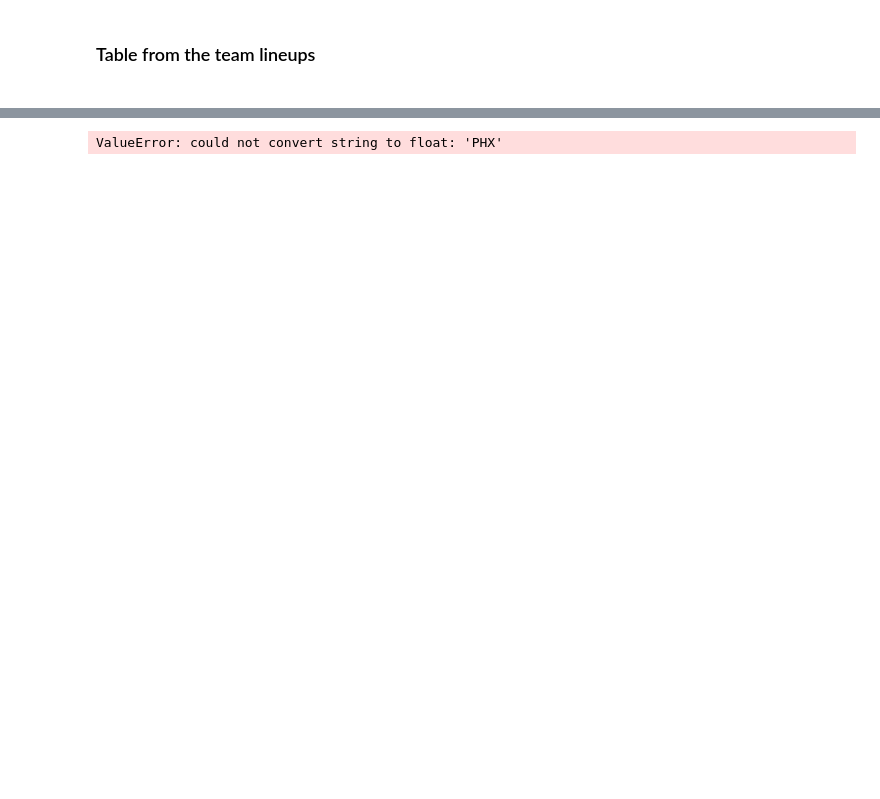
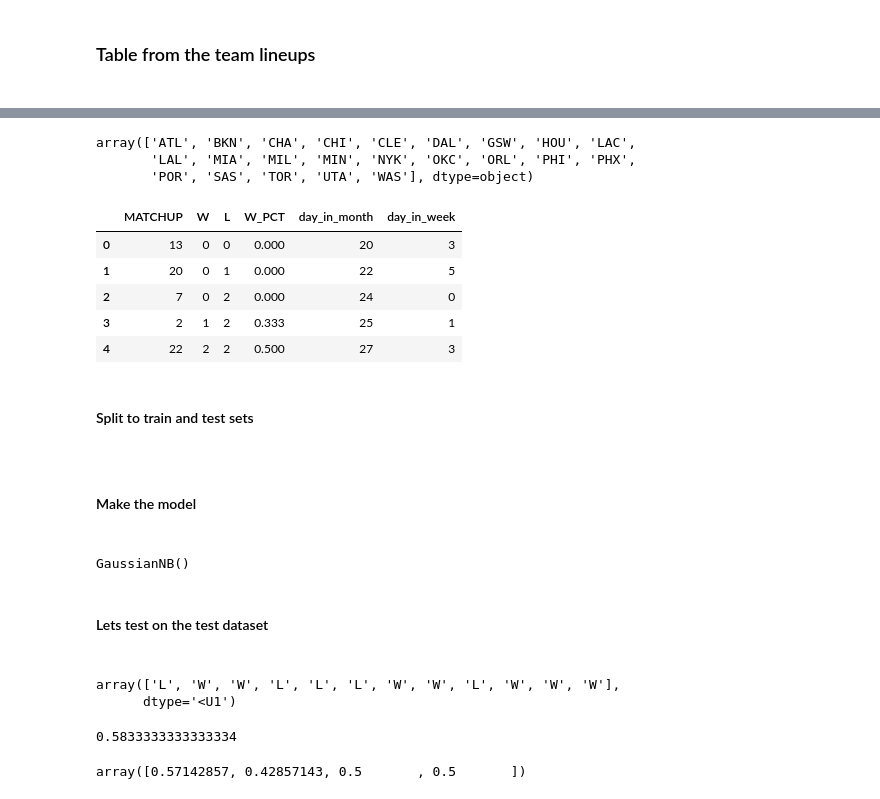
Before and after one commit to bormilan/nba_analysis, a Jupyter notebook: nba_matchup_analysis.ipynb, the cells around one changed output, grey strips where cells are left out. Saved outputs shown, nothing was run; the diff lists cells and outputs as text; code cells hidden in the pictures; blank space fills up the shorter version.

```diff
--- a/nba_matchup_analysis.ipynb
+++ b/nba_matchup_analysis.ipynb
@@ -152,12 +151,54 @@ train.head()
+# %%
+from sklearn import preprocessing
+encoder = preprocessing.LabelEncoder()
+encoder.fit(train.MATCHUP.unique())
+encoder.classes_
+# %% [output]
+array(['ATL', 'BKN', 'CHA', 'CHI', 'CLE', 'DAL', 'GSW', 'HOU', 'LAC',
+       'LAL', 'MIA', 'MIL', 'MIN', 'NYK', 'OKC', 'ORL', 'PHI', 'PHX',
+       'POR', 'SAS', 'TOR', 'UTA', 'WAS'], dtype=object)
+# %%
+train['MATCHUP'] = encoder.transform(train.MATCHUP)
+# %%
+train.head()
+# %% [output]
+|  | MATCHUP | W | L | W_PCT | day_in_month | day_in_week |
+| 0 | 13 | 0 | 0 | 0.000 | 20 | 3 |
+| 1 | 20 | 0 | 1 | 0.000 | 22 | 5 |
+| 2 | 7 | 0 | 2 | 0.000 | 24 | 0 |
+| 3 | 2 | 1 | 2 | 0.333 | 25 | 1 |
+| 4 | 22 | 2 | 2 | 0.500 | 27 | 3 |
+# %% [markdown]
+<h4>Split to train and test sets<h4>
 # %%
 from sklearn.model_selection import train_test_split
 X_train, X_test, y_train, y_test = train_test_split(train, labels, test_size=0.3, random_state=12)
+# %% [markdown]
+<h4>Make the model<h4>
 # %%
-from sklearn.ensemble import RandomForestClassifier
+from sklearn.naive_bayes import GaussianNB
 
-model = RandomForestClassifier(max_depth=2,random_state=12)
+model = GaussianNB()
 model.fit(X_train,y_train)
 
 model
 # %% [output]
-ValueError: could not convert string to float: 'PHX'
+GaussianNB()
+# %% [markdown]
+<h4>Lets test on the test dataset<h4>
+# %%
+model.predict(X_test)
+# %% [output]
+array(['L', 'W', 'W', 'L', 'L', 'L', 'W', 'W', 'L', 'W', 'W', 'W'],
+      dtype='<U1')
+# %%
+model.score(X_test,y_test)
+# %% [output]
+0.5833333333333334
+# %%
+from sklearn.model_selection import cross_val_score
+
+scores = cross_val_score(model, X_train, y_train, cv=4)
+scores
+# %% [output]
+array([0.57142857, 0.42857143, 0.5       , 0.5       ])
```
Also changed, not shown: parts of 12 cells of this notebook, 3 other files.
